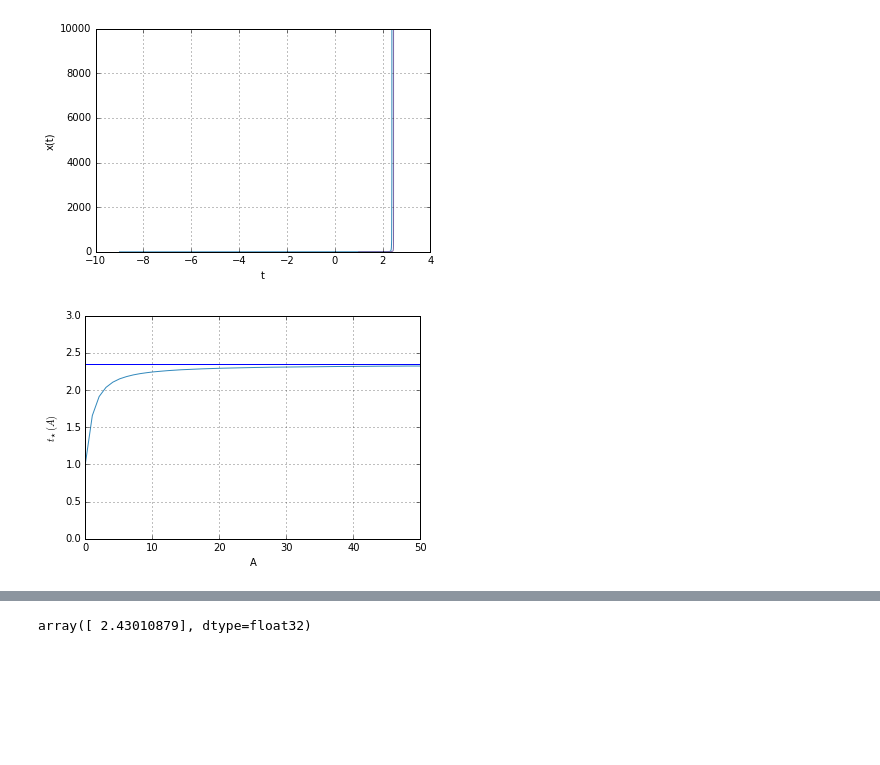
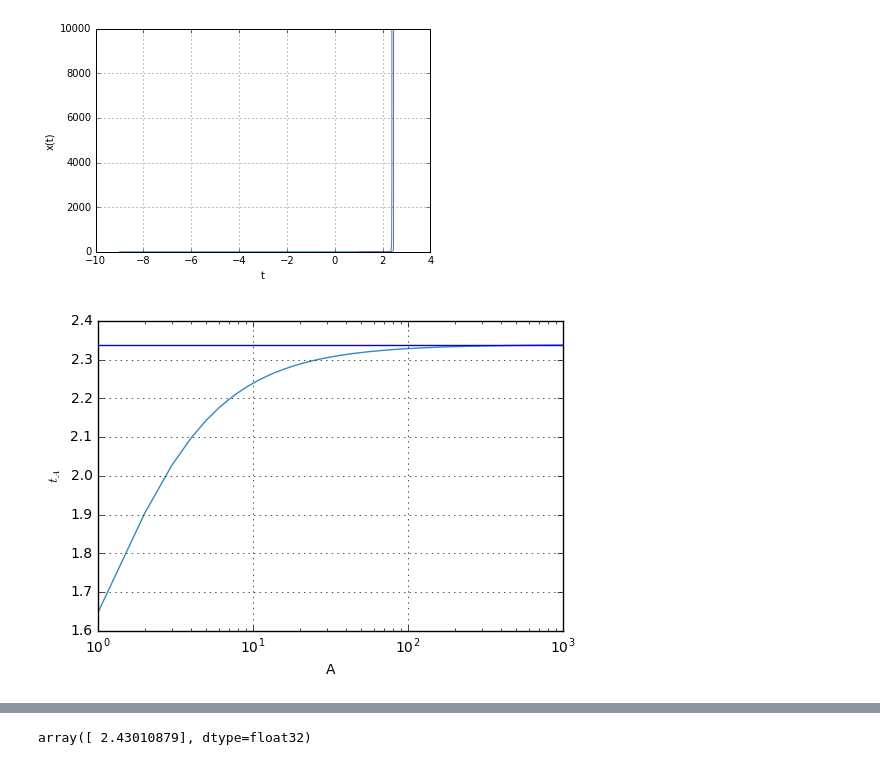
Before and after one commit to cbherbert/stochrare, a Jupyter notebook: Stability-Loss.ipynb, the cells around one changed output, grey strips where cells are left out. Drawn from its saved outputs; the diff is of its cells as text; code cells hidden in the pictures; blank space fills up the shorter version.

Commit message:
notebook: deterministic first passage time cvg

```diff
--- a/Stability-Loss.ipynb
+++ b/Stability-Loss.ipynb
@@ -172,13 +176,16 @@ plt.show()
 # %%
 fig = plt.figure()
 ax  = plt.axes()
 ax.set_xlabel('A')
-ax.set_ylabel('$t_\star(A)$')
-ax.set_ylim([0,3])
+ax.set_ylabel('$t_A$')
+#ax.set_ylim([0,3])
+ax.set_xscale('log')
+#ax.set_yscale('log')
 ax.grid()
-ax.plot(*zip(*[(A,deterministic_model.escapetime_sample(-3.0,-9.0,A,ntraj=1,dt=0.001)) for A in np.linspace(0,50)]))
-ax.axhline(y=deterministic_model.blowuptime(-3.0,-9.0,T=13,dt=0.001))
+ax.plot(*zip(*[(A,deterministic_model.firstpassagetime(-3.0,-9.0,A,dt=0.0001)) for A in np.arange(1.0,1000.0)]))
+#ax.axhline(y=deterministic_model.blowuptime(-3.0,-9.0,T=13,dt=0.001))
+ax.axhline(y=tstar)
 #ax.plot(np.linspace(0.1,20),2.7-1.0/np.linspace(0.1,20))
 plt.show()
 # %% [output]
-[figure, old version]
+[figure, new version]
```
Also changed, not shown: parts of 2 cells of this notebook.
